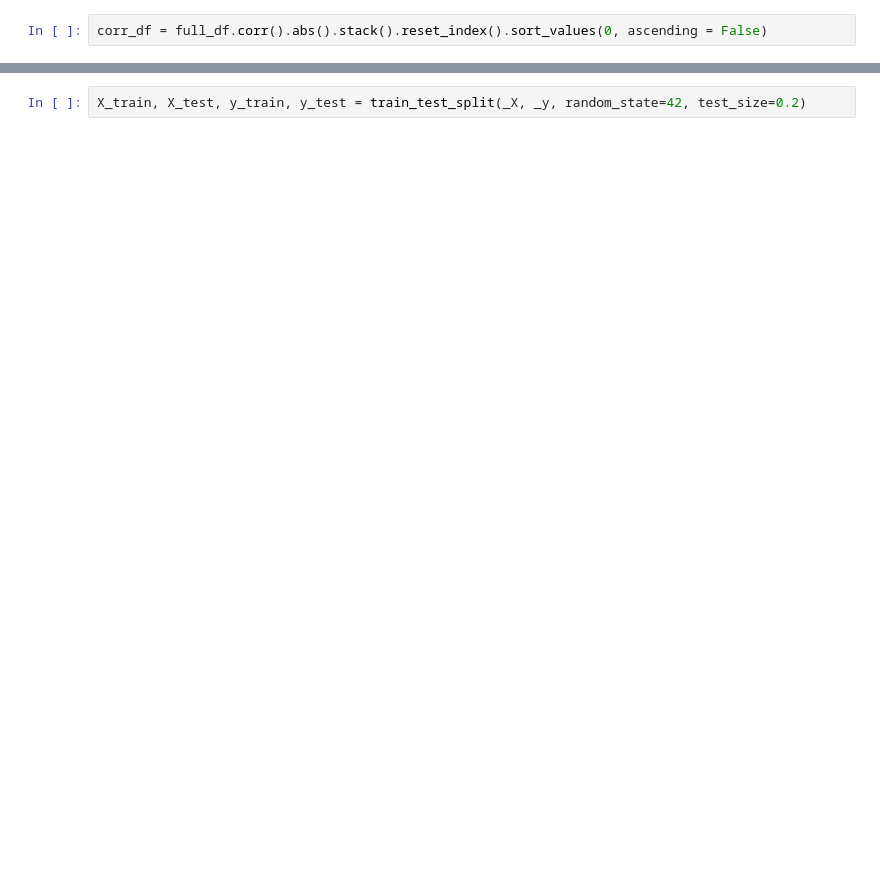
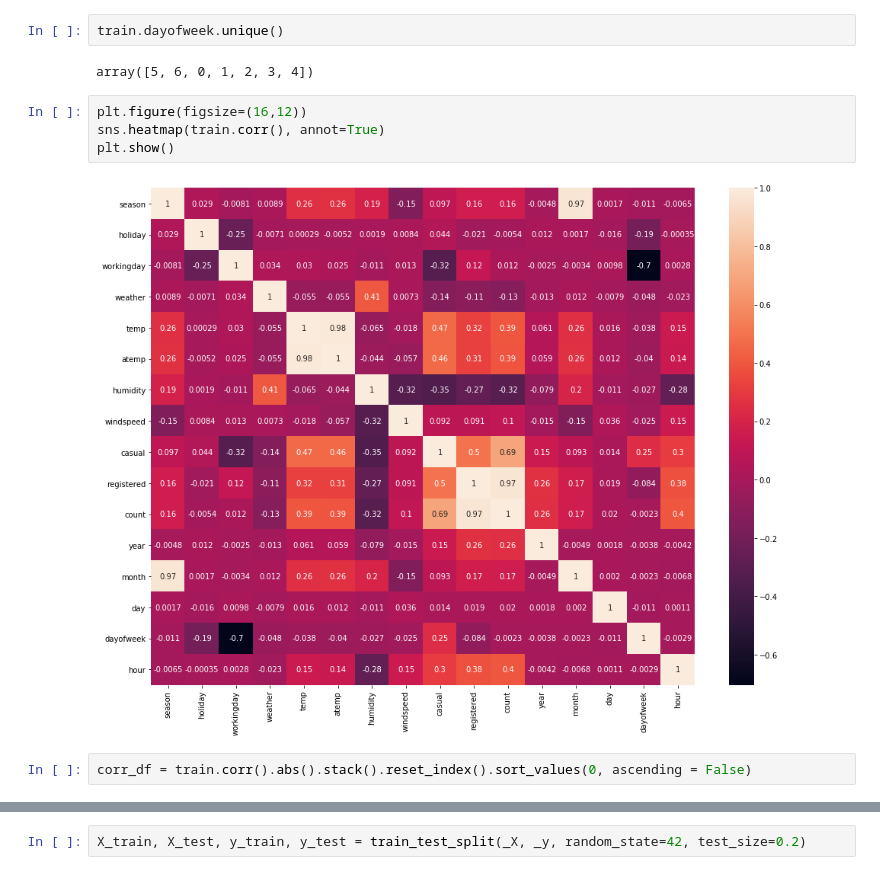
Before and after one commit to binyaz/bike-share-demand, a Jupyter notebook: Untitled.ipynb, the cells around one changed output, grey strips where cells are left out. Cells and saved outputs as stored; diff of their text form; blank space fills up the shorter version.

```diff
--- a/Untitled.ipynb
+++ b/Untitled.ipynb
@@ -79,5 +53,15 @@ full_df.head()
+# %%
+train.dayofweek.unique()
+# %% [output]
+array([5, 6, 0, 1, 2, 3, 4])
+# %%
+plt.figure(figsize=(16,12))
+sns.heatmap(train.corr(), annot=True)
+plt.show()
+# %% [output]
+[figure, added]
 # %%
-corr_df = full_df.corr().abs().stack().reset_index().sort_values(0, ascending = False)
+corr_df = train.corr().abs().stack().reset_index().sort_values(0, ascending = False)
 # %%
 corr_df[(corr_df[0]>.75) & (corr_df[0]<1)]
 # %% [output]
```
Also changed, not shown: parts of 55 cells of this notebook.
